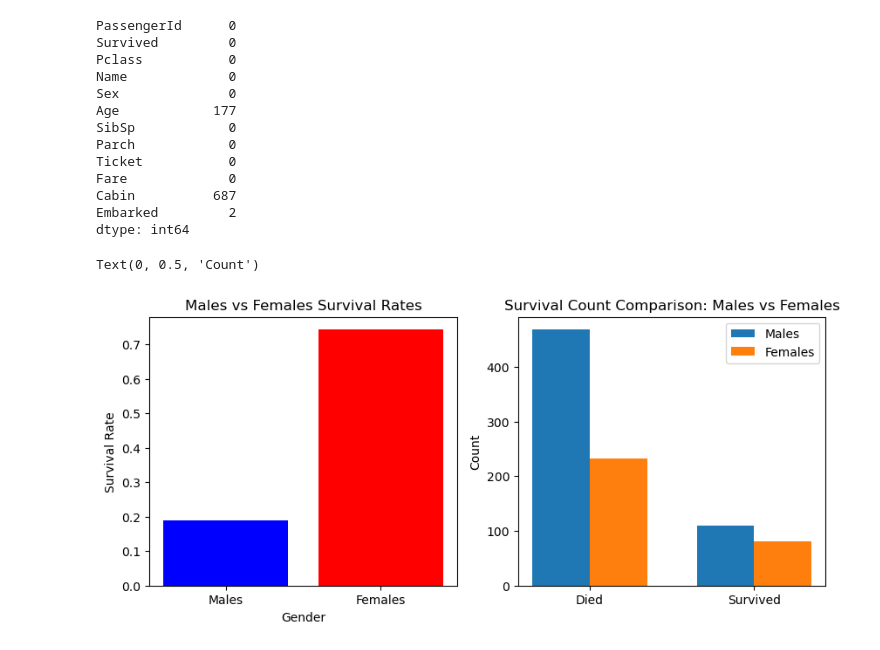
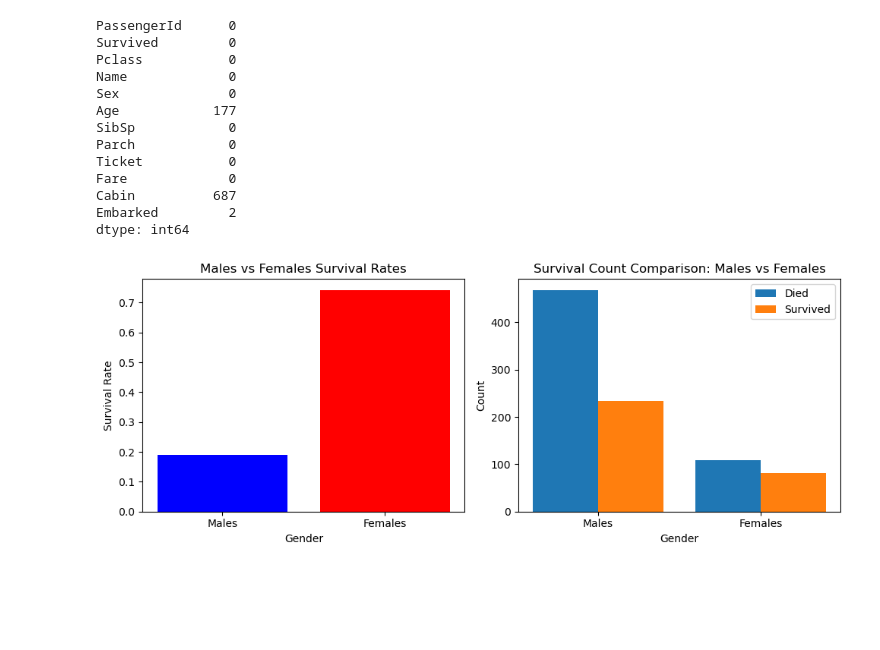
Before and after one commit to alliajagbe/titanic-survival, a Jupyter notebook: survival.ipynb, the cells around one changed output. Drawn from its saved outputs; the diff is of its cells as text; code cells hidden in the pictures; blank space fills up the shorter version.

Commit message:
males against females

```diff
--- a/survival.ipynb
+++ b/survival.ipynb
@@ -75,32 +75,35 @@ dtype: int64
 # %%
 # basic visualizations to understand the data
 
 males = train[train['Sex'] == "male"]
 females = train[train['Sex'] == "female"]
 
 # computing survival rates for both
 male_survival_rate = males["Survived"].mean()
 female_survival_rate = females["Survived"].mean()
 
 male_survival_counts = males["Survived"].value_counts()
 female_survival_counts = females["Survived"].value_counts()
 
 fig, axes = plt.subplots(nrows=1, ncols=2, figsize=(10, 4))
 
 axes[0].bar(["Males", "Females"], [male_survival_rate, female_survival_rate], color=["blue", "red"])
 axes[0].set_xlabel("Gender")
 axes[0].set_ylabel("Survival Rate")
 axes[0].set_title("Males vs Females Survival Rates")
 
-bar_positions = [0, 1]
-bar_width = 0.35
-axes[1].bar([pos - bar_width/2 for pos in bar_positions], male_survival_counts, bar_width, label='Males')
-axes[1].bar([pos + bar_width/2 for pos in bar_positions], female_survival_counts, bar_width, label='Females')
+bar_positions = np.arange(2)
+bar_width = 0.4
+axes[1].bar(bar_positions - bar_width/2, male_survival_counts, bar_width, label='Died')
+axes[1].bar(bar_positions + bar_width/2, female_survival_counts, bar_width, label='Survived')
 axes[1].set_title('Survival Count Comparison: Males vs Females')
 axes[1].set_xticks(bar_positions)
-axes[1].set_xticklabels(['Died', 'Survived'])
+axes[1].set_xticklabels(['Males', 'Females'])
+axes[1].set_xlabel("Gender")
 axes[1].legend()
 axes[1].set_ylabel('Count')
+
+plt.tight_layout()
+plt.show()
 # %% [output]
-Text(0, 0.5, 'Count')
-[figure, old version]
+[figure, new version]
```
